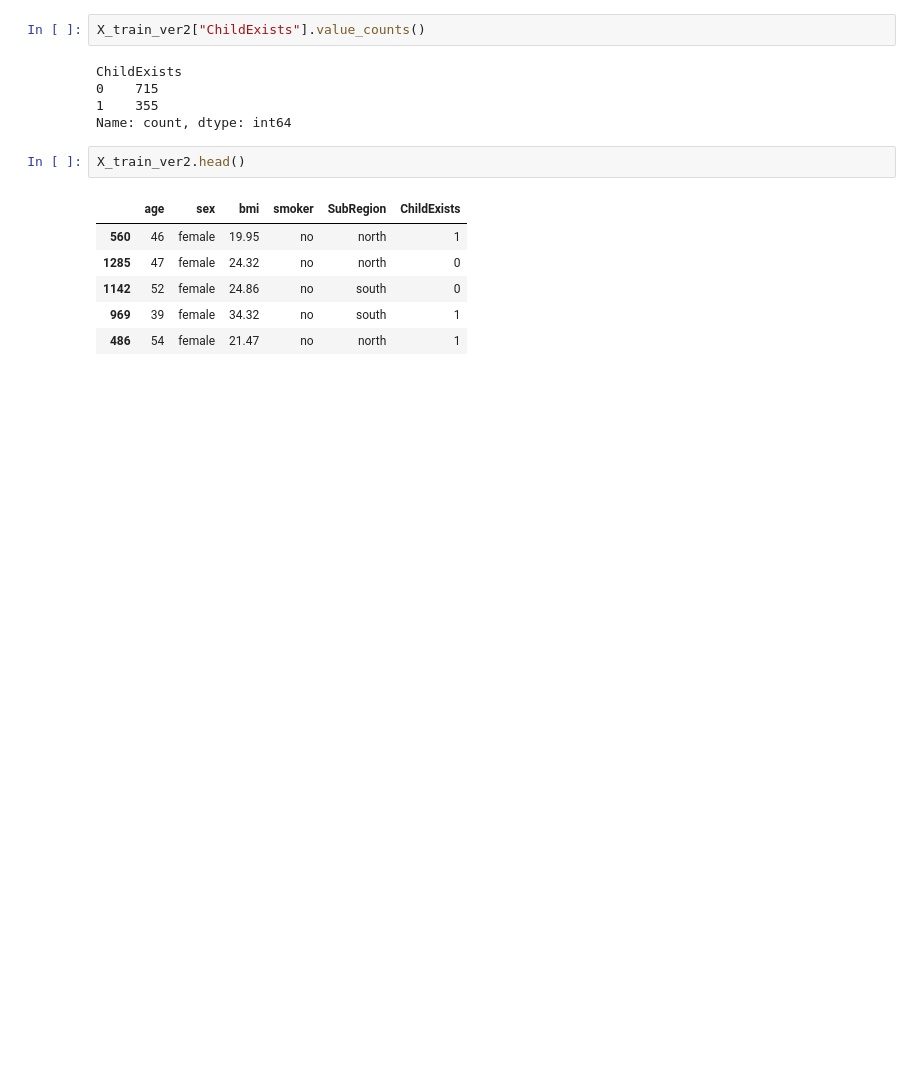
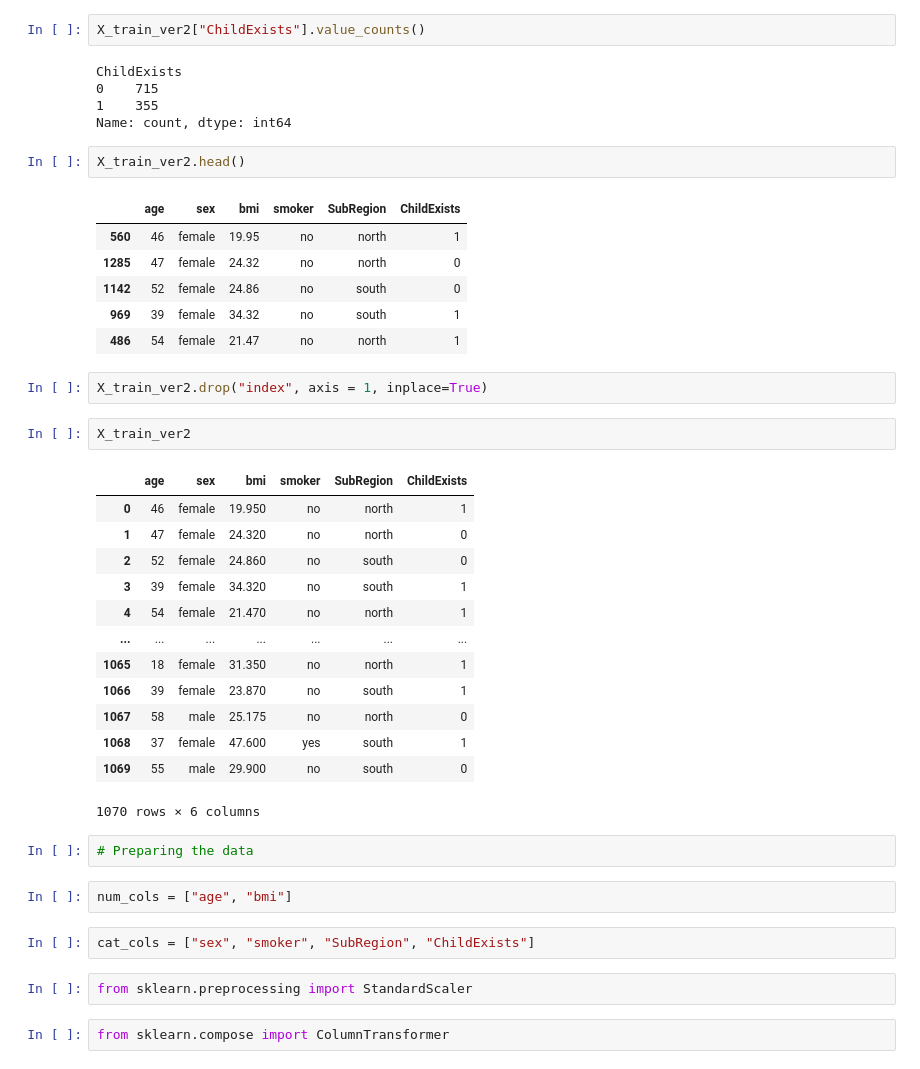
Before and after one commit to NeelaGitH/Medical-Cost-Prediction, a Jupyter notebook: model.ipynb, the cells around one changed output. Saved outputs shown, nothing was run; the diff lists cells and outputs as text; blank space fills up the shorter version.

```diff
--- a/model.ipynb
+++ b/model.ipynb
@@ -218,3 +218,31 @@ X_train_ver2.head()
 | 1142 | 52 | female | 24.86 | no | south | 0 |
 | 969 | 39 | female | 34.32 | no | south | 1 |
 | 486 | 54 | female | 21.47 | no | north | 1 |
+# %%
+X_train_ver2.drop("index", axis = 1, inplace=True)
+# %%
+X_train_ver2
+# %% [output]
+|  | age | sex | bmi | smoker | SubRegion | ChildExists |
+| 0 | 46 | female | 19.950 | no | north | 1 |
+| 1 | 47 | female | 24.320 | no | north | 0 |
+| 2 | 52 | female | 24.860 | no | south | 0 |
+| 3 | 39 | female | 34.320 | no | south | 1 |
+| 4 | 54 | female | 21.470 | no | north | 1 |
+| ... | ... | ... | ... | ... | ... | ... |
+| 1065 | 18 | female | 31.350 | no | north | 1 |
+| 1066 | 39 | female | 23.870 | no | south | 1 |
+| 1067 | 58 | male | 25.175 | no | north | 0 |
+| 1068 | 37 | female | 47.600 | yes | south | 1 |
+| 1069 | 55 | male | 29.900 | no | south | 0 |
+1070 rows × 6 columns
+# %%
+# Preparing the data
+# %%
+num_cols = ["age", "bmi"]
+# %%
+cat_cols = ["sex", "smoker", "SubRegion", "ChildExists"]
+# %%
+from sklearn.preprocessing import StandardScaler
+# %%
+from sklearn.compose import ColumnTransformer
```
Also changed, not shown: parts of 65 cells of this notebook.
